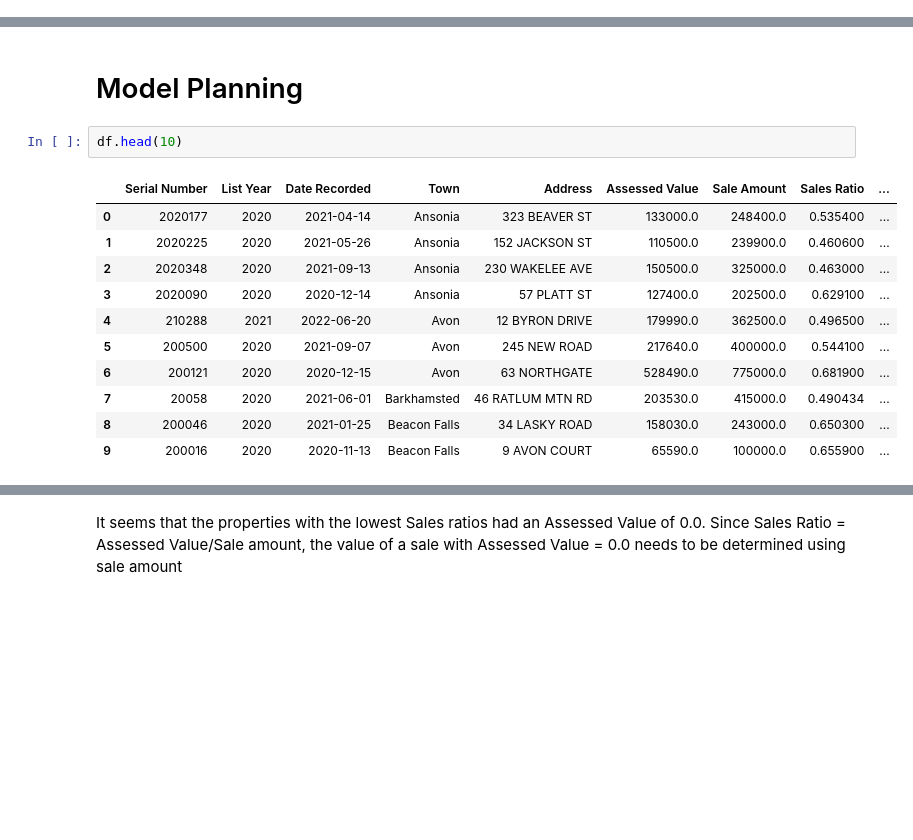
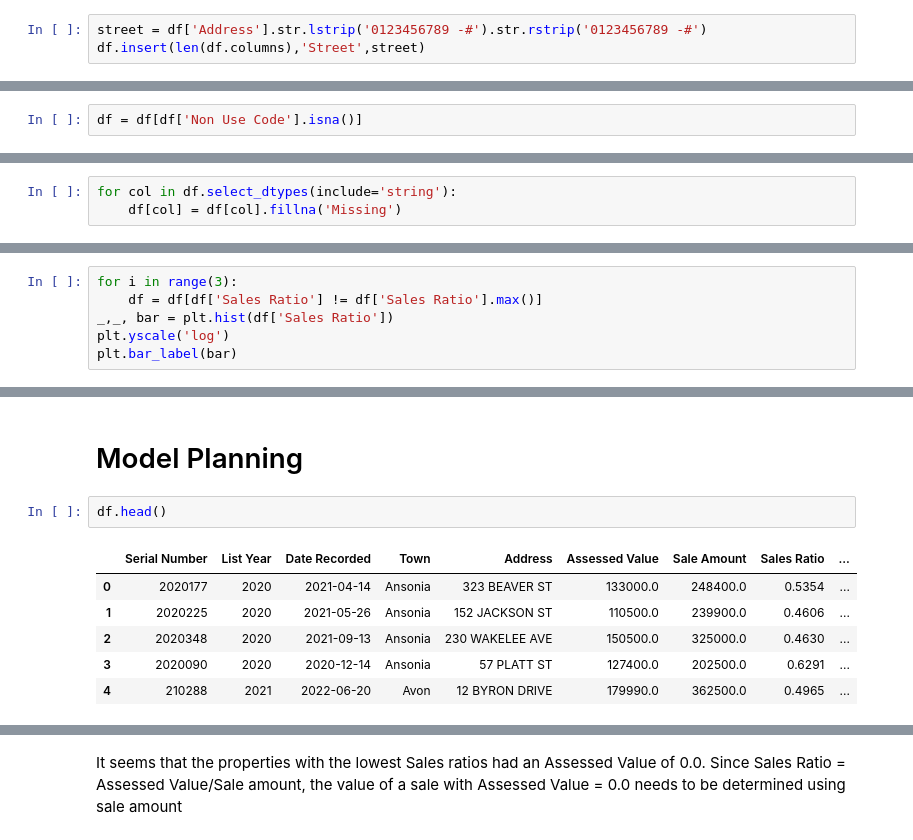
Before and after one commit to jonahmougoue/Connecticut-Real-Estate-Analysis, a Jupyter notebook: RealEstatePrediction.ipynb, the cells around one changed output, grey strips where cells are left out. Cells and saved outputs as stored; diff of their text form; blank space fills up the shorter version.

```diff
--- a/RealEstatePrediction.ipynb
+++ b/RealEstatePrediction.ipynb
@@ -216,0 +279,3 @@ for missing_datum in missing_data:
+# %%
+street = df['Address'].str.lstrip('0123456789 -#').str.rstrip('0123456789 -#')
+df.insert(len(df.columns),'Street',street)
@@ -216,0 +284,2 @@ for missing_datum in missing_data:
+# %%
+df = df[df['Non Use Code'].isna()]
@@ -216,0 +288,3 @@ for missing_datum in missing_data:
+# %%
+for col in df.select_dtypes(include='string'):
+    df[col] = df[col].fillna('Missing')
@@ -216,0 +324,6 @@ for missing_datum in missing_data:
+# %%
+for i in range(3):
+    df = df[df['Sales Ratio'] != df['Sales Ratio'].max()]
+_,_, bar = plt.hist(df['Sales Ratio'])
+plt.yscale('log')
+plt.bar_label(bar)
@@ -217,16 +342,11 @@ for missing_datum in missing_data:
 # %% [markdown]
 # Model Planning
 # %%
-df.head(10)
+df.head()
 # %% [output]
 |  | Serial Number | List Year | Date Recorded | Town | Address | Assessed Value | Sale Amount | Sales Ratio | ... |
-| 0 | 2020177 | 2020 | 2021-04-14 | Ansonia | 323 BEAVER ST | 133000.0 | 248400.0 | 0.535400 | ... |
-| 1 | 2020225 | 2020 | 2021-05-26 | Ansonia | 152 JACKSON ST | 110500.0 | 239900.0 | 0.460600 | ... |
-| 2 | 2020348 | 2020 | 2021-09-13 | Ansonia | 230 WAKELEE AVE | 150500.0 | 325000.0 | 0.463000 | ... |
-| 3 | 2020090 | 2020 | 2020-12-14 | Ansonia | 57 PLATT ST | 127400.0 | 202500.0 | 0.629100 | ... |
-| 4 | 210288 | 2021 | 2022-06-20 | Avon | 12 BYRON DRIVE | 179990.0 | 362500.0 | 0.496500 | ... |
-| 5 | 200500 | 2020 | 2021-09-07 | Avon | 245 NEW ROAD | 217640.0 | 400000.0 | 0.544100 | ... |
-| 6 | 200121 | 2020 | 2020-12-15 | Avon | 63 NORTHGATE | 528490.0 | 775000.0 | 0.681900 | ... |
-| 7 | 20058 | 2020 | 2021-06-01 | Barkhamsted | 46 RATLUM MTN RD | 203530.0 | 415000.0 | 0.490434 | ... |
-| 8 | 200046 | 2020 | 2021-01-25 | Beacon Falls | 34 LASKY ROAD | 158030.0 | 243000.0 | 0.650300 | ... |
-| 9 | 200016 | 2020 | 2020-11-13 | Beacon Falls | 9 AVON COURT | 65590.0 | 100000.0 | 0.655900 | ... |
+| 0 | 2020177 | 2020 | 2021-04-14 | Ansonia | 323 BEAVER ST | 133000.0 | 248400.0 | 0.5354 | ... |
+| 1 | 2020225 | 2020 | 2021-05-26 | Ansonia | 152 JACKSON ST | 110500.0 | 239900.0 | 0.4606 | ... |
+| 2 | 2020348 | 2020 | 2021-09-13 | Ansonia | 230 WAKELEE AVE | 150500.0 | 325000.0 | 0.4630 | ... |
+| 3 | 2020090 | 2020 | 2020-12-14 | Ansonia | 57 PLATT ST | 127400.0 | 202500.0 | 0.6291 | ... |
+| 4 | 210288 | 2021 | 2022-06-20 | Avon | 12 BYRON DRIVE | 179990.0 | 362500.0 | 0.4965 | ... |
```
Also changed, not shown: parts of 31 cells of this notebook.
